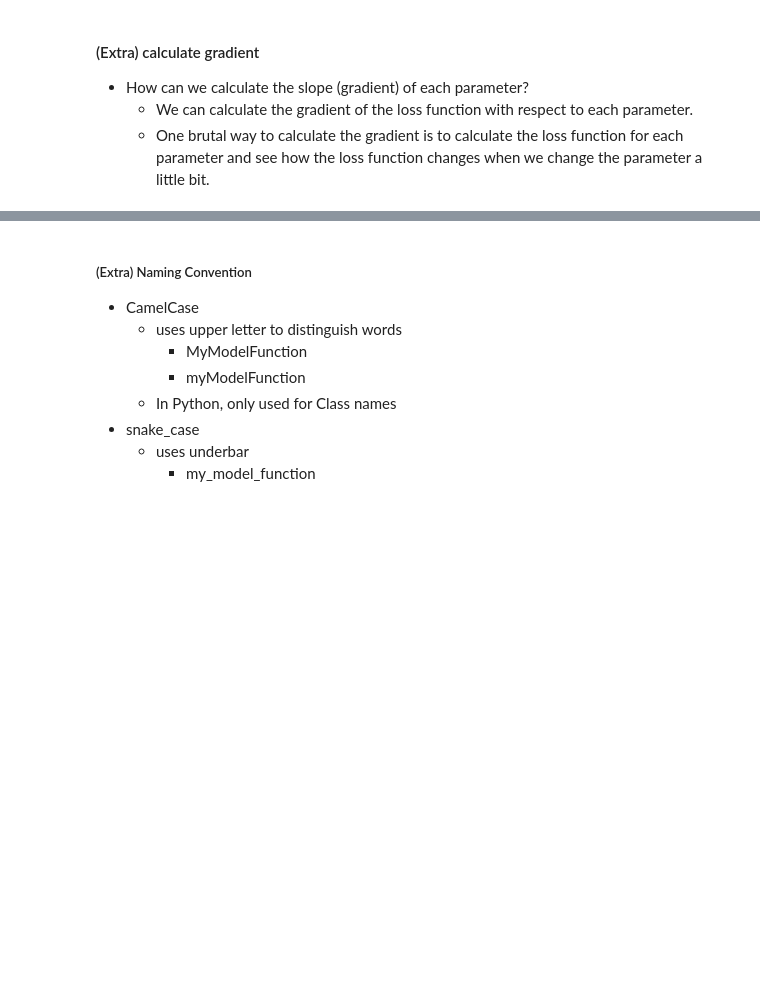
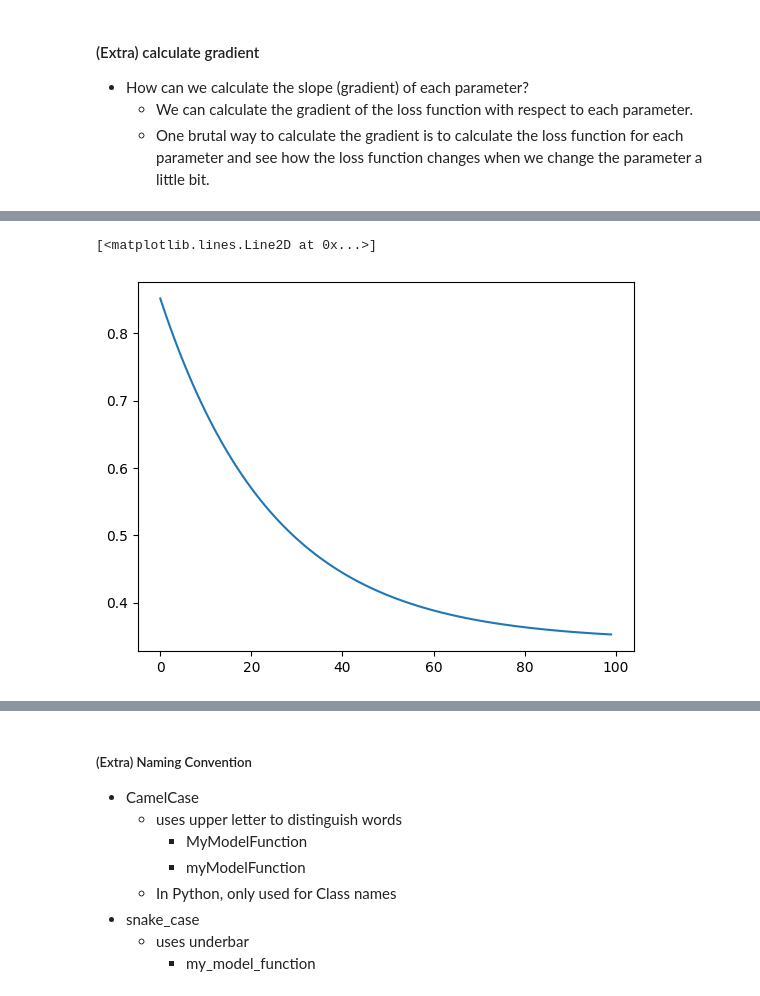
Before and after one commit to jdasam/mas1004, a Jupyter notebook: live_coding/2_function_approximation.ipynb, the cells around one changed output, grey strips where cells are left out. Saved outputs shown, nothing was run; the diff lists cells and outputs as text; code cells hidden in the pictures; blank space fills up the shorter version.

```diff
--- a/live_coding/2_function_approximation.ipynb
+++ b/live_coding/2_function_approximation.ipynb
@@ -236,3 +246,28 @@ plt.scatter(xs, est_ys) # coloured with orange
 - How can we calculate the slope (gradient) of each parameter?
   - We can calculate the gradient of the loss function with respect to each parameter.
   - One brutal way to calculate the gradient is to calculate the loss function for each parameter and see how the loss function changes when we change the parameter a little bit.
+# %%
+# calculate the gradient
+eps = 0.000001
+learning_rate = 0.01
+
+loss_record = []
+
+for _ in range(100):
+  # calculate loss
+  prev_loss = get_loss(est_a, est_b, xs, ys)
+  print(f"Loss: {prev_loss:.4f}")
+
+  # calculate gradient
+  new_loss = get_loss(est_a+eps, est_b, xs, ys)
+  grad_a = (new_loss - prev_loss) / eps
+  grad_b = (get_loss(est_a, est_b+eps, xs, ys) - prev_loss) / eps
+  # to get the gradient of each parameter, we only change that parameter, while preserving other parameters
+
+  # print(grad_a, grad_b)
+
+  # update parameters
+  # new_param = old_param - param_gradient * learning_rate
+  est_a = est_a - grad_a * learning_rate
+  est_b = est_b - grad_b * learning_rate
+  loss_record.append(prev_loss)
@@ -238,0 +292,5 @@ plt.scatter(xs, est_ys) # coloured with orange
+# %%
+plt.plot(loss_record)
+# %% [output]
+[<matplotlib.lines.Line2D at 0x...>]
+[figure, added]
```
Also changed, not shown: parts of 8 cells of this notebook.
